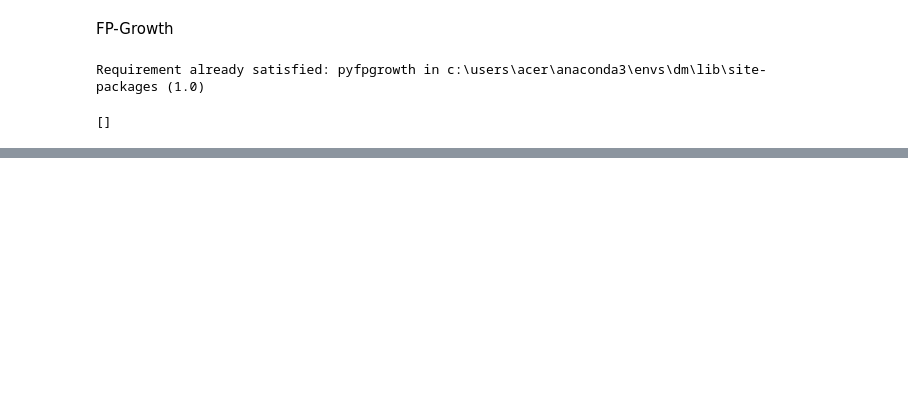
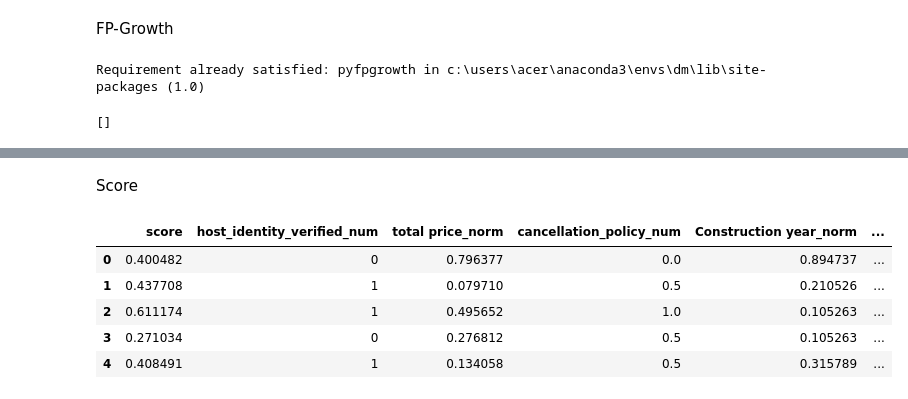
Before and after one commit to x-uaaan/T2530-Airbnb-Open-Data, a Jupyter notebook: data mining.ipynb, the cells around one changed output, grey strips where cells are left out. Drawn from its saved outputs; the diff is of its cells as text; code cells hidden in the pictures; blank space fills up the shorter version.

```diff
--- a/data mining.ipynb
+++ b/data mining.ipynb
@@ -89,0 +155,34 @@ pairs
+# %% [markdown]
+Score
+# %%
+# Create weighted score column
+score_features = {
+    "host_identity_verified_num": 0.2,
+    "total price_norm": 0.2,
+    "cancellation_policy_num": 0.1,
+    "Construction year_norm": 0.1,
+    "reviews per month_norm": 0.1,
+    "review rate number_norm": 0.2,
+    "calculated host listings count_norm": 0.1,
+}
+
+existing_features = [c for c in score_features if c in cleaned_data.columns]
+if not existing_features:
+    raise KeyError("No score feature columns found. Run the normalization/encoding cell first.")
+
+weights = pd.Series({k: score_features[k] for k in existing_features})
+values = cleaned_data[existing_features].apply(pd.to_numeric, errors="coerce")
+
+weighted_sum = values.mul(weights, axis=1).sum(axis=1, skipna=True)
+weight_sum = values.notna().mul(weights, axis=1).sum(axis=1)
+
+cleaned_data["score"] = weighted_sum.div(weight_sum).where(weight_sum != 0)
+
+cleaned_data[["score"] + existing_features].head()
+# %% [output]
+|  | score | host_identity_verified_num | total price_norm | cancellation_policy_num | Construction year_norm | ... |
+| 0 | 0.400482 | 0 | 0.796377 | 0.0 | 0.894737 | ... |
+| 1 | 0.437708 | 1 | 0.079710 | 0.5 | 0.210526 | ... |
+| 2 | 0.611174 | 1 | 0.495652 | 1.0 | 0.105263 | ... |
+| 3 | 0.271034 | 0 | 0.276812 | 0.5 | 0.105263 | ... |
+| 4 | 0.408491 | 1 | 0.134058 | 0.5 | 0.315789 | ... |
```
Also changed, not shown: parts of 5 cells of this notebook, 2 other files.
